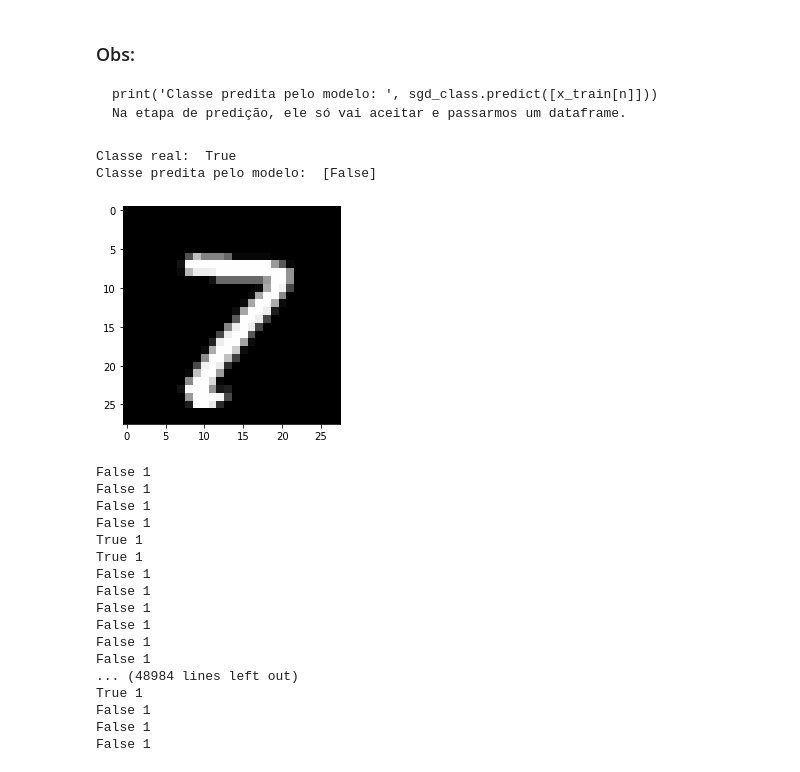
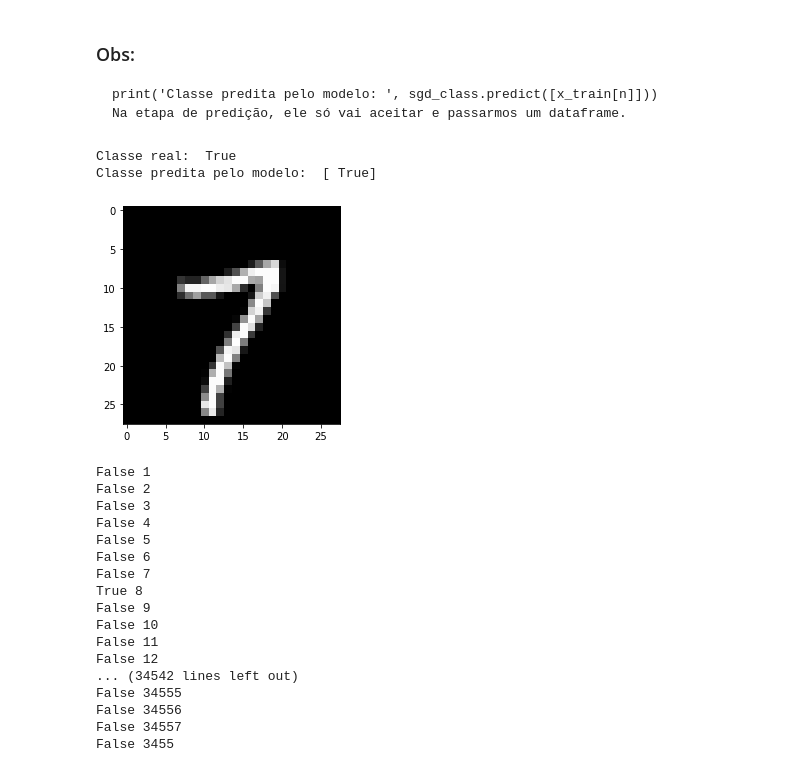
Before and after one commit to Jefferson170713/Data_Science, a Jupyter notebook: Machine Learn/Model Classification/00 Fundamentos de modelos de classificação..ipynb, the cells around one changed output. Cells and saved outputs as stored; diff of their text form; code cells hidden in the pictures.

```diff
--- a/Machine Learn/Model Classification/00 Fundamentos de modelos de classificação..ipynb
+++ b/Machine Learn/Model Classification/00 Fundamentos de modelos de classificação..ipynb
@@ -147,35 +147,35 @@ SGDClassifier()
     print('Classe predita pelo modelo: ', sgd_class.predict([x_train[n]]))
     Na etapa de predição, ele só vai aceitar e passarmos um dataframe.
 # %%
-n = 5
+n = 37
 plt.imshow(x_train[n].reshape(28, 28), cmap='binary_r')
-print('Classe real: ',y_train_7[n])
+print('Classe real: ', y_train_7[n])
 print('Classe predita pelo modelo: ', sgd_class.predict([x_train[n]]))
 plt.show()
 # %% [output]
 Classe real:  True
-Classe predita pelo modelo:  [False]
+Classe predita pelo modelo:  [ True]
-[figure, old version]
+[figure, new version]
 # %%
-cont = 0
-for s in y_train_7:
-    cont =+ 1
-    print(s, cont)
+
+for enum, s in enumerate(y_train_7):
+
+    print(s, enum+1)
 # %% [output]
 False 1
-False 1
-False 1
-False 1
-True 1
-True 1
-False 1
-False 1
-False 1
-False 1
-False 1
-False 1
-... (48984 lines left out)
-True 1
-False 1
-False 1
-False 1
+False 2
+False 3
+False 4
+False 5
+False 6
+False 7
+True 8
+False 9
+False 10
+False 11
+False 12
+... (34542 lines left out)
+False 34555
+False 34556
+False 34557
+False 3455
```
Also changed, not shown: parts of 17 cells of this notebook.
